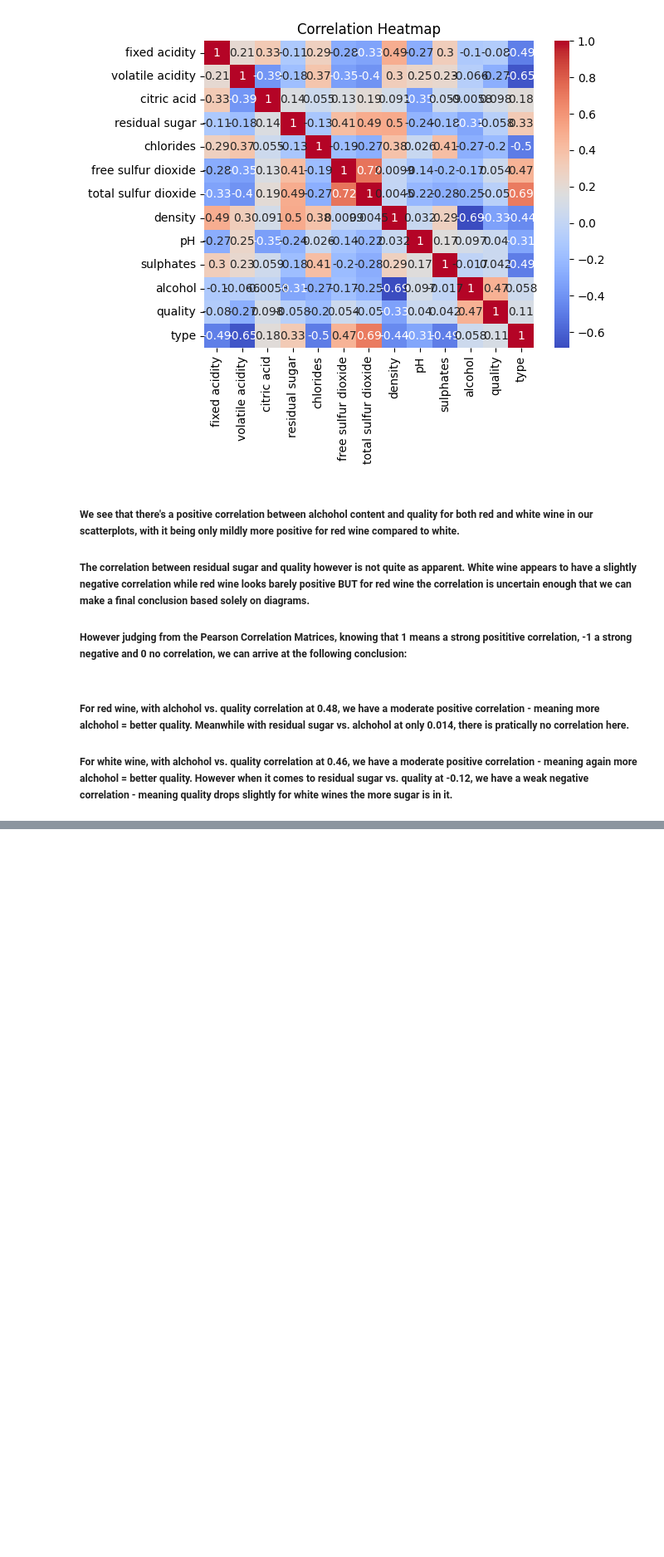
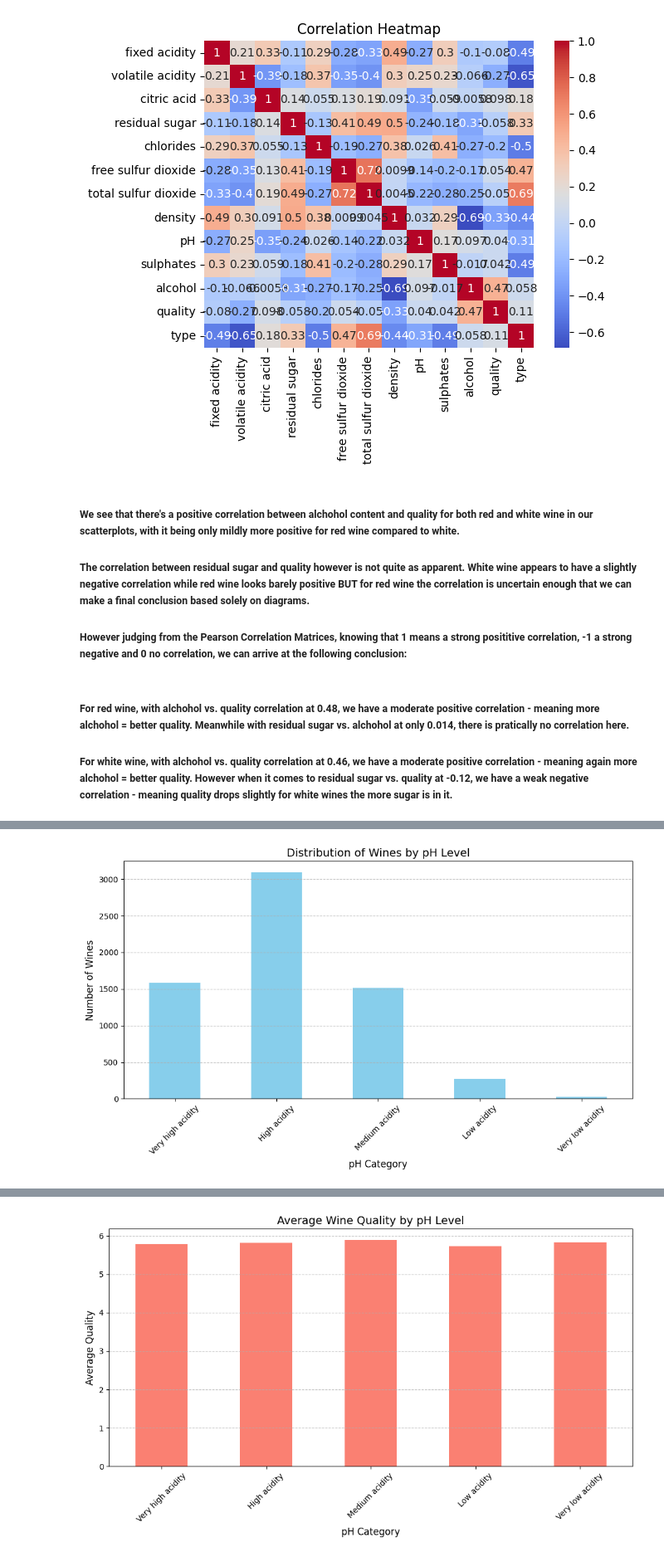
Before and after one commit to Nikolaj1992/MP1-Group9, a Jupyter notebook: MP-2/Code/Wine.ipynb, the cells around one changed output, grey strips where cells are left out. Shown at 83% size. Saved outputs shown, nothing was run; the diff lists cells and outputs as text; code cells hidden in the pictures; blank space fills up the shorter version.

```diff
--- a/MP-2/Code/Wine.ipynb
+++ b/MP-2/Code/Wine.ipynb
@@ -521,0 +477,77 @@ residual sugar and density: 0.553
+# %%
+# Task 9: Split data into subsets by binning the pH attribute
+
+# Define pH bins and labels
+ph_bins = [2.7, 3.1, 3.3, 3.5, 3.7, 4.0]  # Adjust these ranges based on your data distribution
+ph_labels = ['Very high acidity', 'High acidity', 'Medium acidity', 'Low acidity', 'Very low acidity']
+
+# Create a new column with pH bins
+wine_df['pH_category'] = pd.cut(wine_df['pH'], bins=ph_bins, labels=ph_labels)
+
+# Display the distribution of wines across pH categories
+ph_distribution = wine_df['pH_category'].value_counts().sort_index()
+print("\nDistribution of wines across pH categories:")
+print(ph_distribution)
+
+# Create a bar plot of the pH distribution
+plt.figure(figsize=(10, 6))
+ph_distribution.plot(kind='bar', color='skyblue')
+plt.title('Distribution of Wines by pH Level', fontsize=14)
+plt.xlabel('pH Category', fontsize=12)
+plt.ylabel('Number of Wines', fontsize=12)
+plt.xticks(rotation=45)
+plt.grid(axis='y', linestyle='--', alpha=0.7)
+plt.tight_layout()
+plt.show()
+
+# Calculate mean quality for each pH category
+quality_by_ph = wine_df.groupby('pH_category')['quality'].mean().sort_index()
+print("\nMean quality by pH category:")
+print(quality_by_ph)
+
+# Create a bar plot of quality by pH category
+plt.figure(figsize=(10, 6))
+quality_by_ph.plot(kind='bar', color='salmon')
+plt.title('Average Wine Quality by pH Level', fontsize=14)
+plt.xlabel('pH Category', fontsize=12)
+plt.ylabel('Average Quality', fontsize=12)
+plt.xticks(rotation=45)
+plt.grid(axis='y', linestyle='--', alpha=0.7)
+plt.tight_layout()
+plt.show()
+
+# Analyze other attributes by pH category
+attributes_by_ph = wine_df.groupby('pH_category').agg({
+    'alcohol': 'mean',
+    'volatile acidity': 'mean',
+    'residual sugar': 'mean',
+    'sulphates': 'mean',
+    'quality': ['mean', 'max', 'min', 'std']
+}).round(2)
+
+print("\nKey attributes by pH category:")
+print(attributes_by_ph)
+
+# Find which subset has highest density and explain why
+density_by_ph = wine_df.groupby('pH_category')['density'].mean().sort_values(ascending=False)
+print("\nMean density by pH category (highest to lowest):")
+print(density_by_ph)
+
+highest_density_category = density_by_ph.index[0]
+print(f"\nThe pH category with highest density is: {highest_density_category}")
+
+# Investigate why this subset has higher density by comparing other attributes
+high_density_analysis = wine_df.groupby('pH_category').agg({
+    'residual sugar': 'mean',
+    'alcohol': 'mean',
+    'fixed acidity': 'mean'
+}).loc[highest_density_category]
+
+print("\nKey factors affecting density in the highest density pH category:")
+print(high_density_analysis)
+
+print("\nExplanation: The subset with highest density likely has this characteristic because of:")
+print("1. Higher residual sugar content (sugar increases density)")
+print("2. Potentially lower alcohol content (alcohol decreases density)")
+print("3. Differences in acid composition (acids can affect density)")
+# %% [output]
@@ -521,0 +562 @@ residual sugar and density: 0.553
+[figure, added]
@@ -521,0 +571 @@ residual sugar and density: 0.553
+[figure, added]
```
Also changed, not shown: parts of 3 cells of this notebook.
